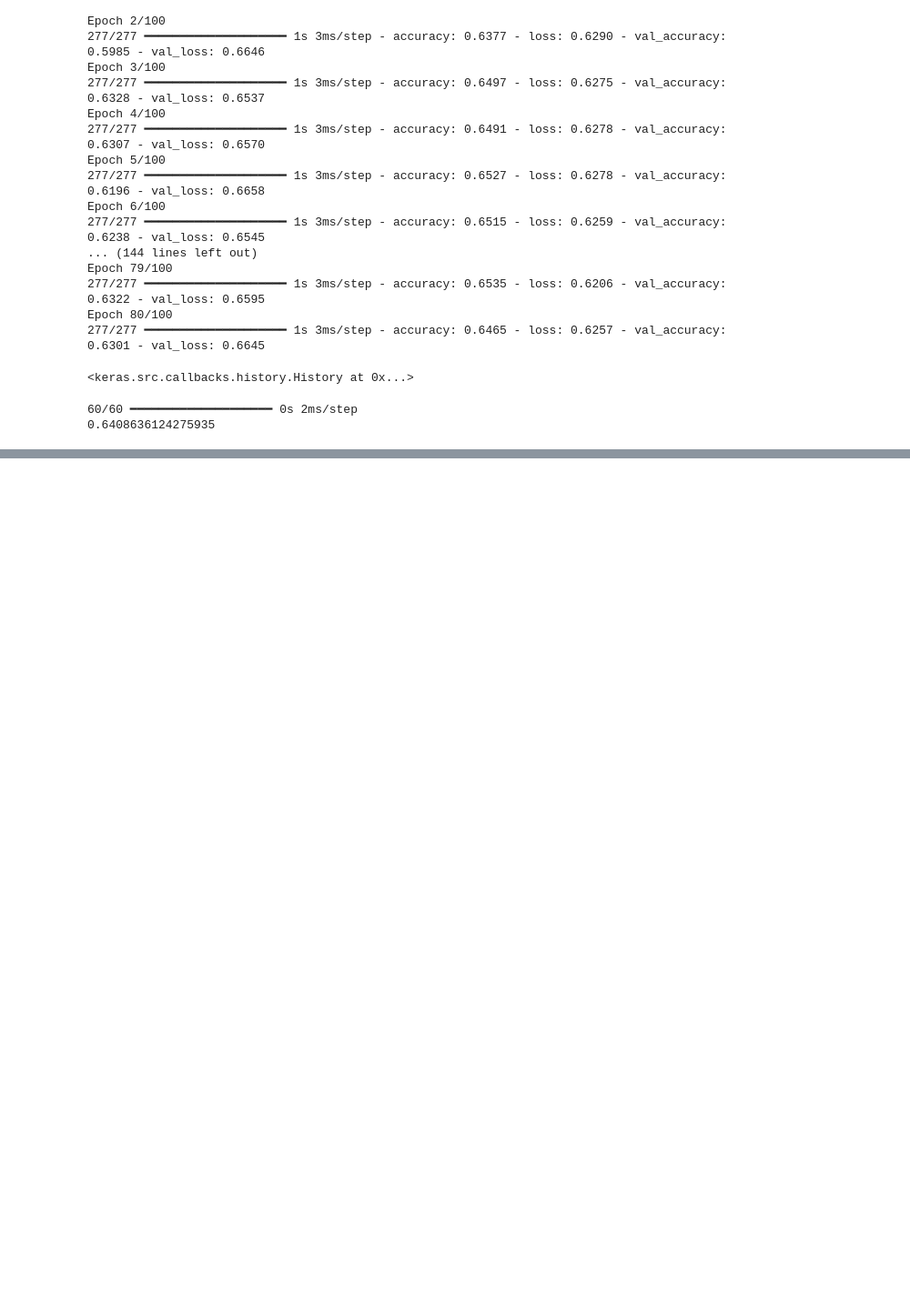
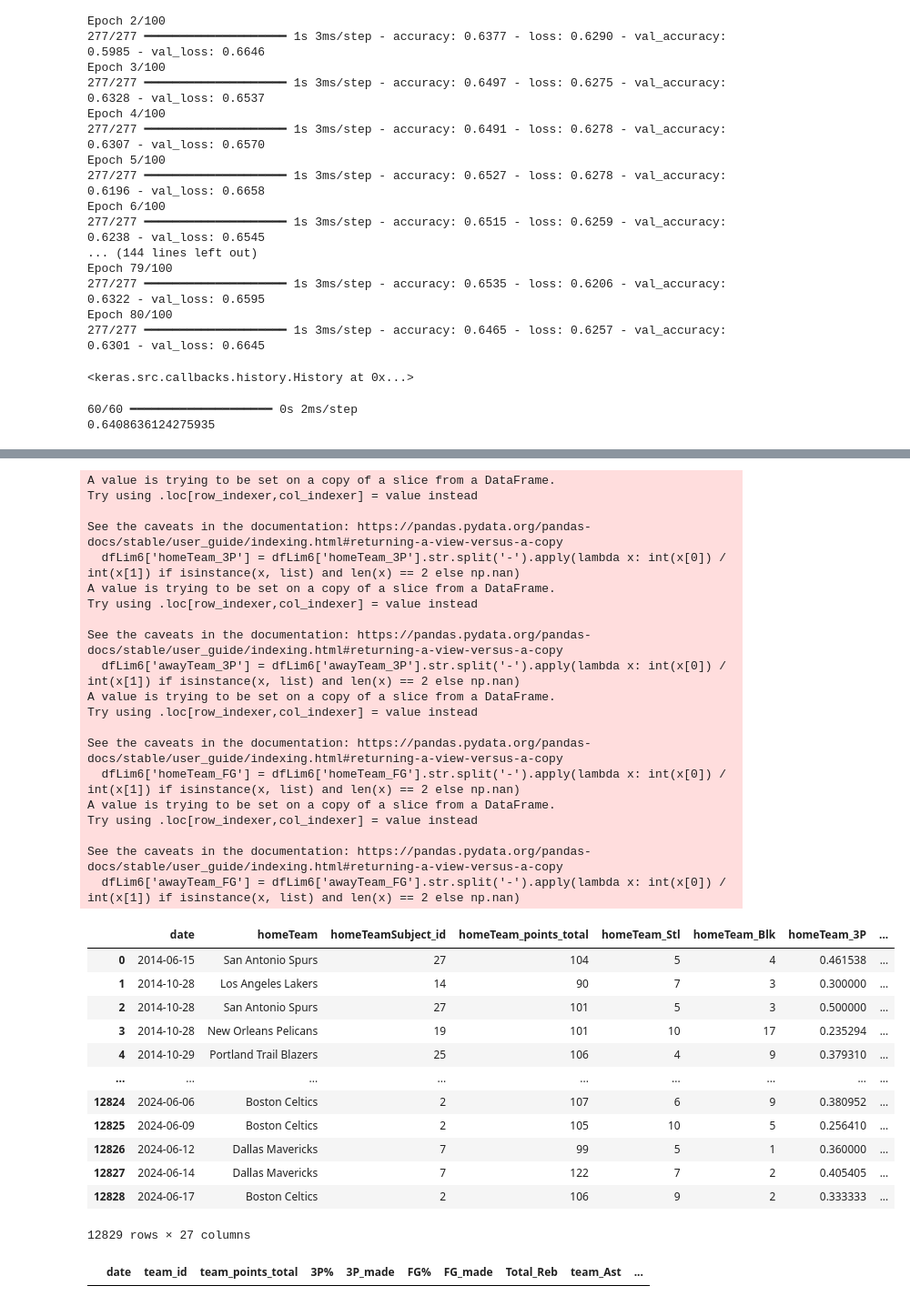
Before and after one commit to maxbraith/NBAModel, a Jupyter notebook: NBAModel/TimeSeriesML/timeSeriesWinner.ipynb, the cells around one changed output, grey strips where cells are left out. Shown at 91% size. Saved outputs shown, nothing was run; the diff lists cells and outputs as text; code cells hidden in the pictures; blank space fills up the shorter version.

```diff
--- a/NBAModel/TimeSeriesML/timeSeriesWinner.ipynb
+++ b/NBAModel/TimeSeriesML/timeSeriesWinner.ipynb
@@ -1338,0 +1426,47 @@ print(accuracy_score(y5_test, y_pred_binary))
+# %%
+#Format as percentage
+dfLim6['homeTeam_3P'] = dfLim6['homeTeam_3P'].str.split('-').apply(lambda x: int(x[0]) / int(x[1]) if isinstance(x, list) and len(x) == 2 else np.nan)
+dfLim6['awayTeam_3P'] = dfLim6['awayTeam_3P'].str.split('-').apply(lambda x: int(x[0]) / int(x[1]) if isinstance(x, list) and len(x) == 2 else np.nan)
+dfLim6['homeTeam_FG'] = dfLim6['homeTeam_FG'].str.split('-').apply(lambda x: int(x[0]) / int(x[1]) if isinstance(x, list) and len(x) == 2 else np.nan)
+dfLim6['awayTeam_FG'] = dfLim6['awayTeam_FG'].str.split('-').apply(lambda x: int(x[0]) / int(x[1]) if isinstance(x, list) and len(x) == 2 else np.nan)
+
+dfLim6
+# %% [output]
+A value is trying to be set on a copy of a slice from a DataFrame.
+Try using .loc[row_indexer,col_indexer] = value instead
+
+See the caveats in the documentation: https://pandas.pydata.org/pandas-docs/stable/user_guide/indexing.html#returning-a-view-versus-a-copy
+  dfLim6['homeTeam_3P'] = dfLim6['homeTeam_3P'].str.split('-').apply(lambda x: int(x[0]) / int(x[1]) if isinstance(x, list) and len(x) == 2 else np.nan)
+A value is trying to be set on a copy of a slice from a DataFrame.
+Try using .loc[row_indexer,col_indexer] = value instead
+
+See the caveats in the documentation: https://pandas.pydata.org/pandas-docs/stable/user_guide/indexing.html#returning-a-view-versus-a-copy
+  dfLim6['awayTeam_3P'] = dfLim6['awayTeam_3P'].str.split('-').apply(lambda x: int(x[0]) / int(x[1]) if isinstance(x, list) and len(x) == 2 else np.nan)
+A value is trying to be set on a copy of a slice from a DataFrame.
+Try using .loc[row_indexer,col_indexer] = value instead
+
+See the caveats in the documentation: https://pandas.pydata.org/pandas-docs/stable/user_guide/indexing.html#returning-a-view-versus-a-copy
+  dfLim6['homeTeam_FG'] = dfLim6['homeTeam_FG'].str.split('-').apply(lambda x: int(x[0]) / int(x[1]) if isinstance(x, list) and len(x) == 2 else np.nan)
+A value is trying to be set on a copy of a slice from a DataFrame.
+Try using .loc[row_indexer,col_indexer] = value instead
+
+See the caveats in the documentation: https://pandas.pydata.org/pandas-docs/stable/user_guide/indexing.html#returning-a-view-versus-a-copy
+  dfLim6['awayTeam_FG'] = dfLim6['awayTeam_FG'].str.split('-').apply(lambda x: int(x[0]) / int(x[1]) if isinstance(x, list) and len(x) == 2 else np.nan)
+|  | date | homeTeam | homeTeamSubject_id | homeTeam_points_total | homeTeam_Stl | homeTeam_Blk | homeTeam_3P | ... |
+| 0 | 2014-06-15 | San Antonio Spurs | 27 | 104 | 5 | 4 | 0.461538 | ... |
+| 1 | 2014-10-28 | Los Angeles Lakers | 14 | 90 | 7 | 3 | 0.300000 | ... |
+| 2 | 2014-10-28 | San Antonio Spurs | 27 | 101 | 5 | 3 | 0.500000 | ... |
+| 3 | 2014-10-28 | New Orleans Pelicans | 19 | 101 | 10 | 17 | 0.235294 | ... |
+| 4 | 2014-10-29 | Portland Trail Blazers | 25 | 106 | 4 | 9 | 0.379310 | ... |
+| ... | ... | ... | ... | ... | ... | ... | ... | ... |
+| 12824 | 2024-06-06 | Boston Celtics | 2 | 107 | 6 | 9 | 0.380952 | ... |
+| 12825 | 2024-06-09 | Boston Celtics | 2 | 105 | 10 | 5 | 0.256410 | ... |
+| 12826 | 2024-06-12 | Dallas Mavericks | 7 | 99 | 5 | 1 | 0.360000 | ... |
+| 12827 | 2024-06-14 | Dallas Mavericks | 7 | 122 | 7 | 2 | 0.405405 | ... |
+| 12828 | 2024-06-17 | Boston Celtics | 2 | 106 | 9 | 2 | 0.333333 | ... |
+12829 rows × 27 columns
+# %%
+dfIDtoStat6 = pd.DataFrame(columns=['date', 'team_id', 'team_points_total', '3P%', '3P_made', 'FG%', 'FG_made', 'Total_Reb', 'team_Ast', 'team_Stl', 'team_Blk', 'WinPct'])
+dfIDtoStat6
+# %% [output]
+|  | date | team_id | team_points_total | 3P% | 3P_made | FG% | FG_made | Total_Reb | team_Ast | ... |
```
Also changed, not shown: parts of 9 cells of this notebook.
